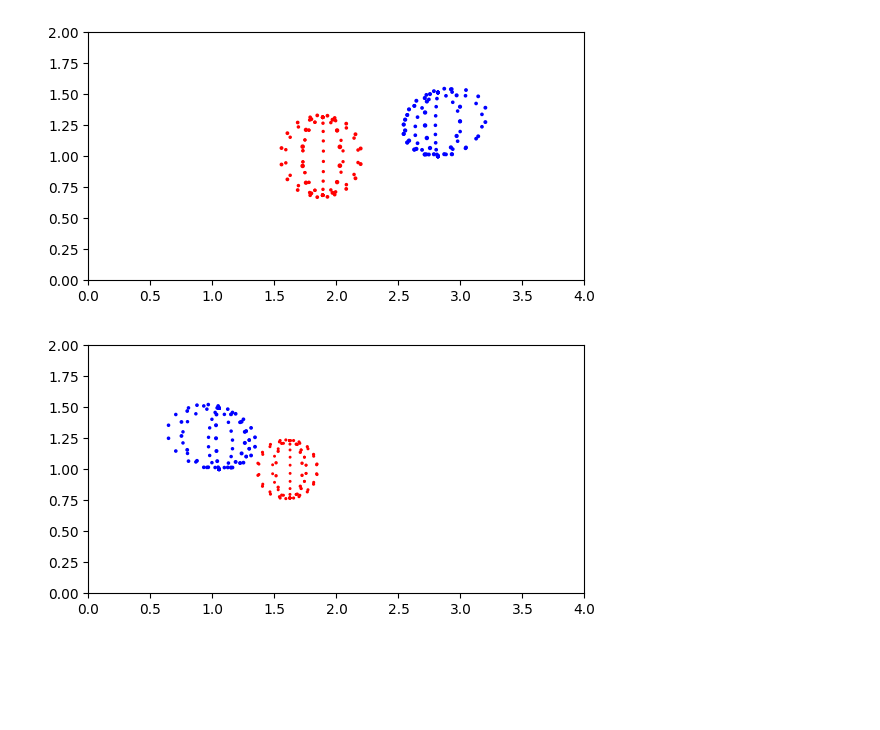
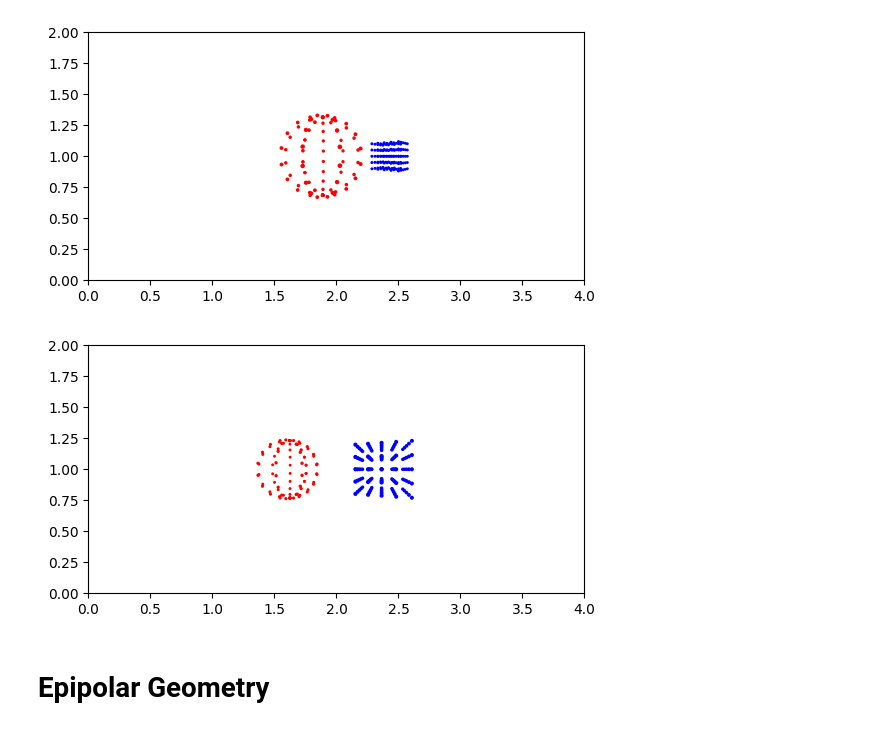
Before and after one commit to brianwang00001/3D-geometry-visualizer, a Jupyter notebook: 3D_geometry.ipynb, the cells around one changed output. Saved outputs shown, nothing was run; the diff lists cells and outputs as text; code cells hidden in the pictures; blank space fills up the shorter version.

```diff
--- a/3D_geometry.ipynb
+++ b/3D_geometry.ipynb
@@ -250,27 +250,33 @@ class Camera():
                                 showlegend = False)
         self.fig_data.append(fig_data)
 # %%
-# example data
+# example data: sphere
 px, py, pz = 4.5, 1, 1
-data = np.array([[np.cos(theta)*np.sin(phi)+px, np.sin(theta)*np.sin(phi)+py, np.cos(phi)+pz]
+data1 = np.array([[np.cos(theta)*np.sin(phi)+px, np.sin(theta)*np.sin(phi)+py, np.cos(phi)+pz]
                  for theta in np.linspace(0, 2*np.pi, 10)
                  for phi in np.linspace(0, np.pi, 10)])
+# example data cube
+px, py, pz = 4, -2, 1
+t_ = np.linspace(-0.5, 0.5, 5)
+x_, y_, z_ = t_ + px, t_ + py, t_ + pz
+x, y, z = np.meshgrid(x_, y_, z_, indexing='ij')
+data2 = np.c_[x.ravel(), y.ravel(), z.ravel()]
 
 pts = PointCloud()
-pts.add_data([data, 'red'])
-pts.add_data([data*0.5, 'blue'])
-
+pts.add_data([data1, 'red'])
+pts.add_data([data2, 'blue'])
 
 camera1 = Camera(Ry(np.pi/2)@Rz(-np.pi/2)@Ry(np.pi/4), np.array([2, 3, 1]), "Cam1")
 camera2 = Camera(Ry(np.pi/2)@Rz(-np.pi/2)@Ry(-np.pi/9), np.array([1, -2, 1]), "Cam2")
-
 
 camera1.capture(pts)
 camera2.capture(pts)
 
 plot_all([camera1, camera2, pts], world=True)
 camera1.show_image()
 camera2.show_image()
 # %% [output]
-[figure, old version]
+[figure, new version]
-[figure, old version]
+[figure, new version]
+# %% [markdown]
+# Epipolar Geometry
```
